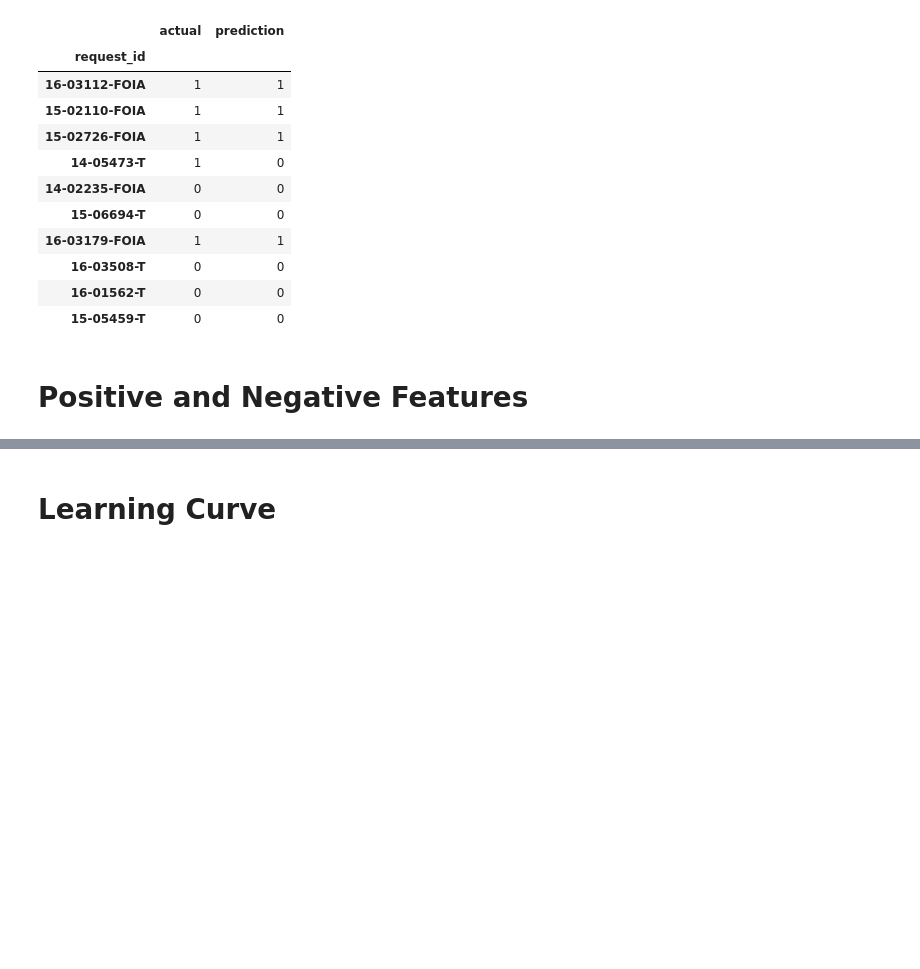
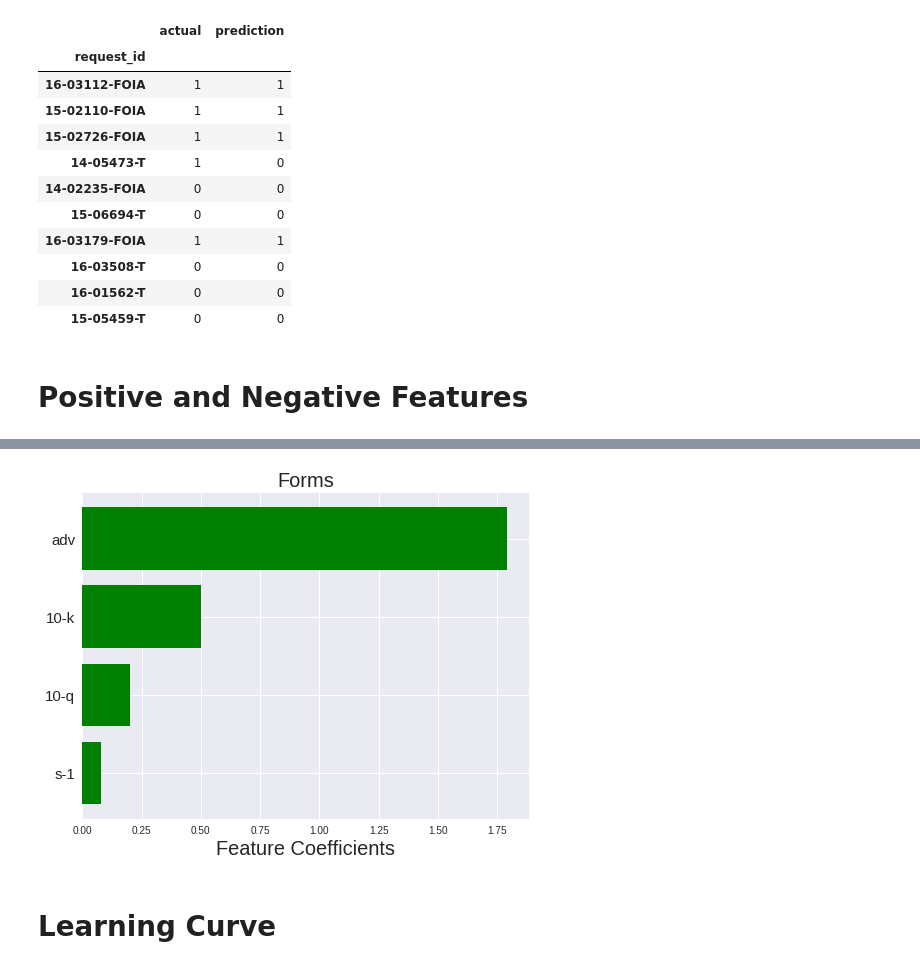
Before and after one commit to caglatasdemir/insight-project, a Jupyter notebook: foia_prediction.ipynb, the cells around one changed output, grey strips where cells are left out. Cells and saved outputs as stored; diff of their text form; code cells hidden in the pictures; blank space fills up the shorter version.

```diff
--- a/foia_prediction.ipynb
+++ b/foia_prediction.ipynb
@@ -346,3 +378,27 @@ plt.show()
+# %%
+imp_forms=[]
+oforms=[]
+for i in set(forms):
+    for j in range(len(X_train_features.columns.values)):
+        if i==X_train_features.columns.values[j]:
+            oforms.append(i)
+            imp_forms.append(logreg.coef_[0][j])
+
+feature_importance = np.asarray(imp_forms)
+top =0
+dep =4
+sorted_idx = np.argsort((imp_forms))
+pos = np.arange(sorted_idx.shape[0]) + .5
+plt.figure(1,figsize=(8, 6))
+dep = len(pos)-dep
+top = len(pos)-top
+plt.barh(pos[dep:top], feature_importance[sorted_idx][dep:top], align='center', color='g')
+plt.yticks(pos[dep:top], np.asanyarray(oforms)[sorted_idx][dep:top], fontsize=15)
+plt.xlabel('Feature Coefficients', fontsize=20)
+plt.title('Forms', fontsize=20)
+plt.show()
+# %% [output]
+[figure, added]
 # %% [markdown]
 # Learning Curve
 # %%
```
Also changed, not shown: parts of 6 cells of this notebook.
